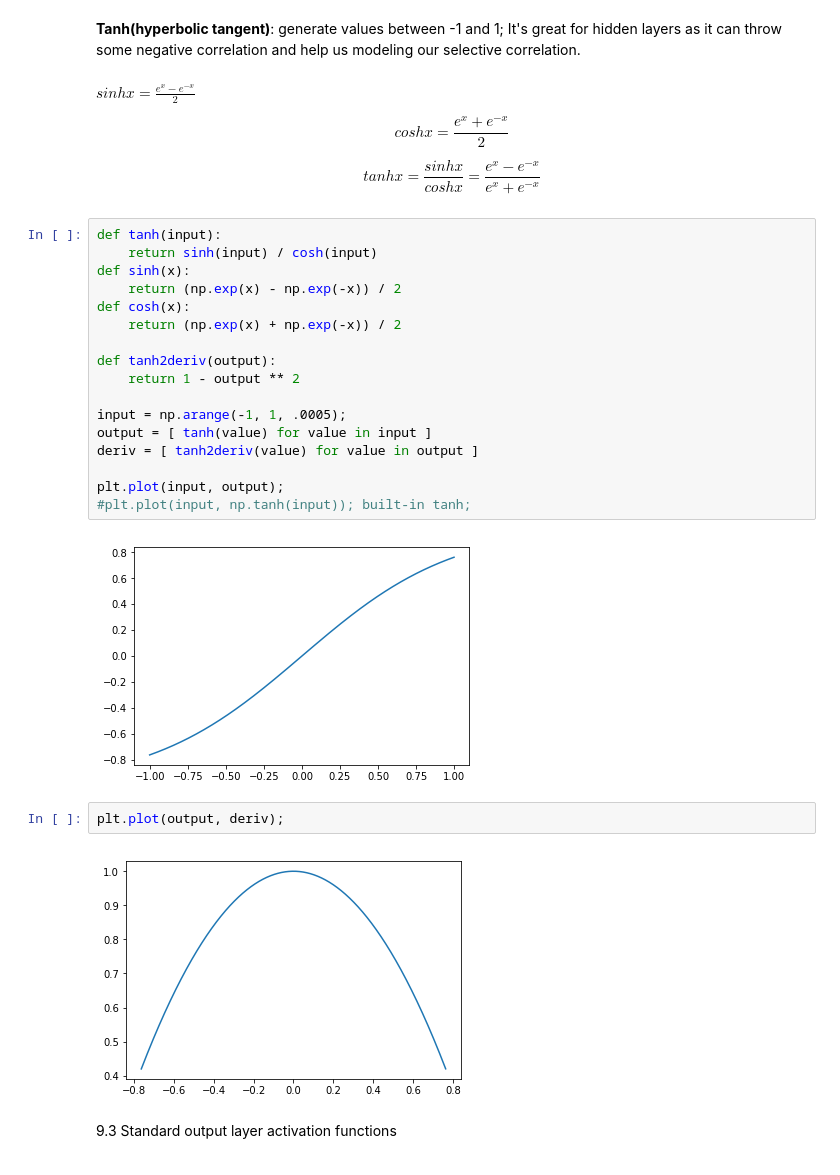
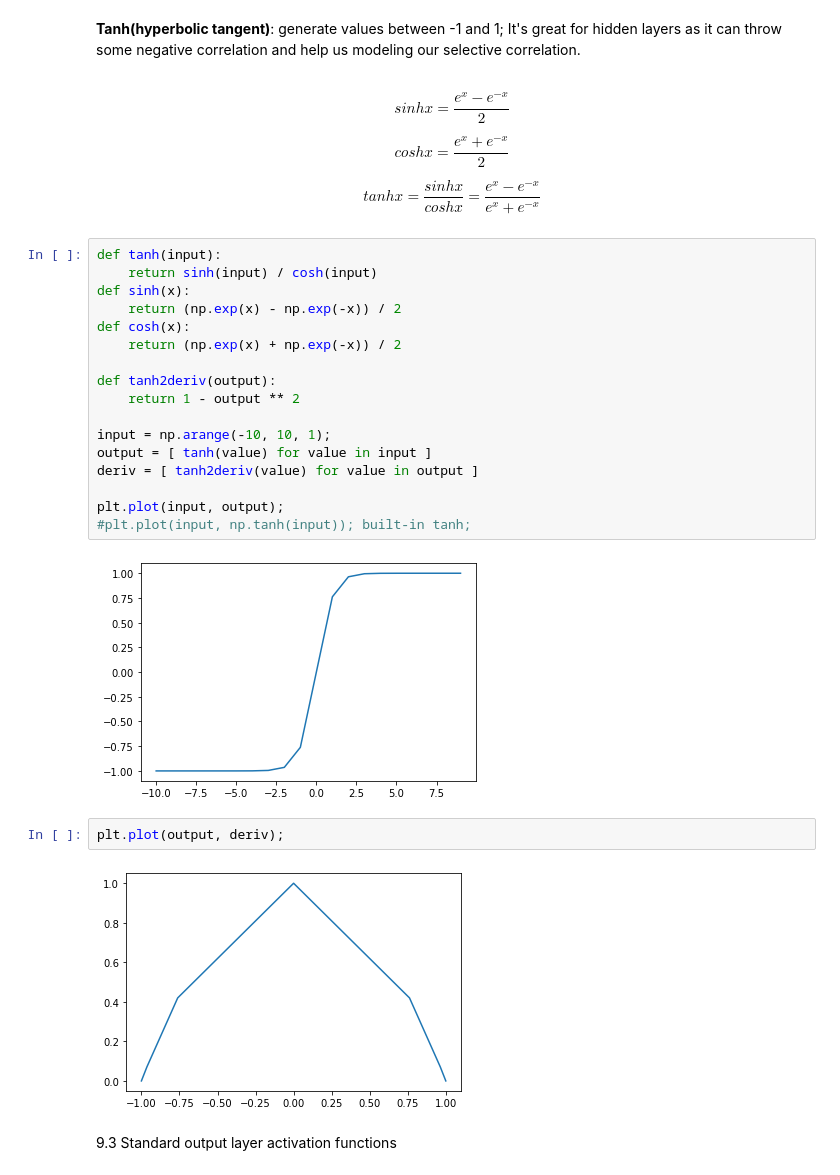
Before and after one commit to iamavieira/grokking-deep-learning, a Jupyter notebook: Chapter-9/activation_functions.ipynb, the cells around one changed output. Drawn from its saved outputs; the diff is of its cells as text.

```diff
--- a/Chapter-9/activation_functions.ipynb
+++ b/Chapter-9/activation_functions.ipynb
@@ -117,7 +117,7 @@ plt.plot(output, deriv);
 # %% [markdown]
 **Tanh(hyperbolic tangent)**: generate values between -1 and 1; It's great for hidden layers as it can throw some negative correlation and help us modeling our selective correlation.
 # %% [markdown]
-$sinh x = \frac{e^x - e^{-x}}{2}$
+$$sinh x = \frac{e^x - e^{-x}}{2}$$
 
 $$cosh x = \frac{e^x + e^{-x}}{2}$$
 
@@ -125,26 +125,26 @@ $$tanh x = \frac{sinhx}{coshx} = \frac{e^x - e^{-x}}{e^x + e^{-x}}$$
 # %%
 def tanh(input):
     return sinh(input) / cosh(input)
 def sinh(x):
     return (np.exp(x) - np.exp(-x)) / 2
 def cosh(x):
     return (np.exp(x) + np.exp(-x)) / 2
 
 def tanh2deriv(output):
     return 1 - output ** 2
 
-input = np.arange(-1, 1, .0005);
+input = np.arange(-10, 10, 1);
 output = [ tanh(value) for value in input ]
 deriv = [ tanh2deriv(value) for value in output ]
 
 plt.plot(input, output);
 #plt.plot(input, np.tanh(input)); built-in tanh;
 # %% [output]
-[figure, old version]
+[figure, new version]
 # %%
 plt.plot(output, deriv);
 # %% [output]
-[figure, old version]
+[figure, new version]
 # %% [markdown]
   9.3 Standard output layer activation functions
 # %% [markdown]
```
Also changed, not shown: parts of 14 cells of this notebook, 2 other files.
